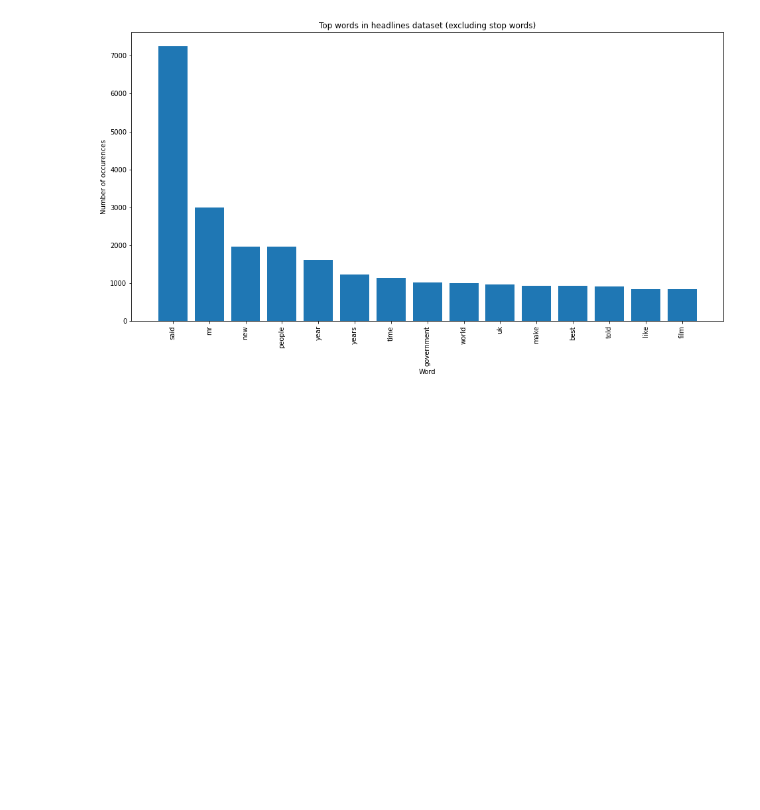
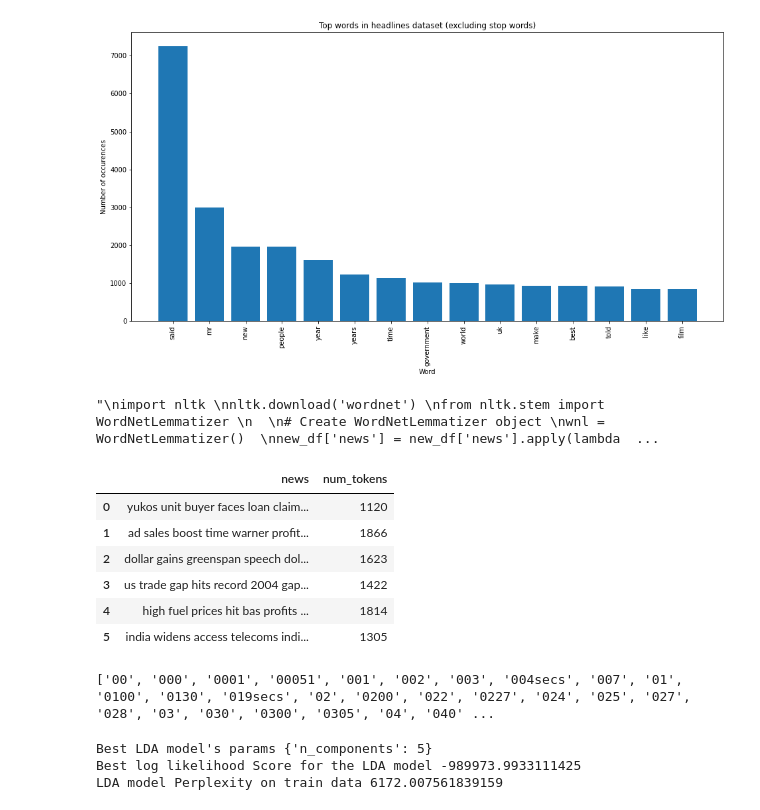
Before and after one commit to M0n1ka-05/Topic-Modelling-on-news-article, a Jupyter notebook: Monika_Shinde_Team_3_Capestone_Project_4_Topic_Modeling_on_News_Articles_Capstone_Project.ipynb, the cells around one changed output. Drawn from its saved outputs; the diff is of its cells as text; code cells hidden in the pictures; blank space fills up the shorter version.

```diff
--- a/Monika_Shinde_Team_3_Capestone_Project_4_Topic_Modeling_on_News_Articles_Capstone_Project.ipynb
+++ b/Monika_Shinde_Team_3_Capestone_Project_4_Topic_Modeling_on_News_Articles_Capstone_Project.ipynb
@@ -256,3 +257,50 @@ ax.set_ylabel('Number of occurences')
 plt.show()
 # %% [output]
 [figure]
+# %%
+'''
+import nltk
+nltk.download('wordnet')
+from nltk.stem import WordNetLemmatizer
+
+# Create WordNetLemmatizer object
+wnl = WordNetLemmatizer()
+new_df['news'] = new_df['news'].apply(lambda x: wnl.lemmatize(x))
+'''
+# %% [output]
+"\nimport nltk \nnltk.download('wordnet') \nfrom nltk.stem import WordNetLemmatizer \n  \n# Create WordNetLemmatizer object \nwnl = WordNetLemmatizer()  \nnew_df['news'] = new_df['news'].apply(lambda  ...
+# %%
+new_df.head(6)
+# %% [output]
+|  | news | num_tokens |
+| 0 | yukos unit buyer faces loan claim... | 1120 |
+| 1 | ad sales boost time warner profit... | 1866 |
+| 2 | dollar gains greenspan speech dol... | 1623 |
+| 3 | us trade gap hits record 2004 gap... | 1422 |
+| 4 | high fuel prices hit bas profits ... | 1814 |
+| 5 | india widens access telecoms indi... | 1305 |
+# %%
+vectors = count_vectorizer.fit_transform(news_data)
+feature_names = vectorizer.get_feature_names()
+
+print(feature_names)
+# %% [output]
+['00', '000', '0001', '00051', '001', '002', '003', '004secs', '007', '01', '0100', '0130', '019secs', '02', '0200', '022', '0227', '024', '025', '027', '028', '03', '030', '0300', '0305', '04', '040' ...
+# %%
+from sklearn.model_selection import GridSearchCV
+
+# LDA model
+lda = LatentDirichletAllocation(n_components= 5)
+lda.fit_transform(vectors)
+
+
+# Best LDA model
+best_lda_model = lda_model.best_estimator_
+
+print("Best LDA model's params" , lda_model.best_params_)
+print("Best log likelihood Score for the LDA model",lda_model.best_score_)
+print("LDA model Perplexity on train data", best_lda_model.perplexity(vectors))
+# %% [output]
+Best LDA model's params {'n_components': 5}
+Best log likelihood Score for the LDA model -989973.9933111425
+LDA model Perplexity on train data 6172.007561839159
```
Also changed, not shown: parts of 6 cells of this notebook.
